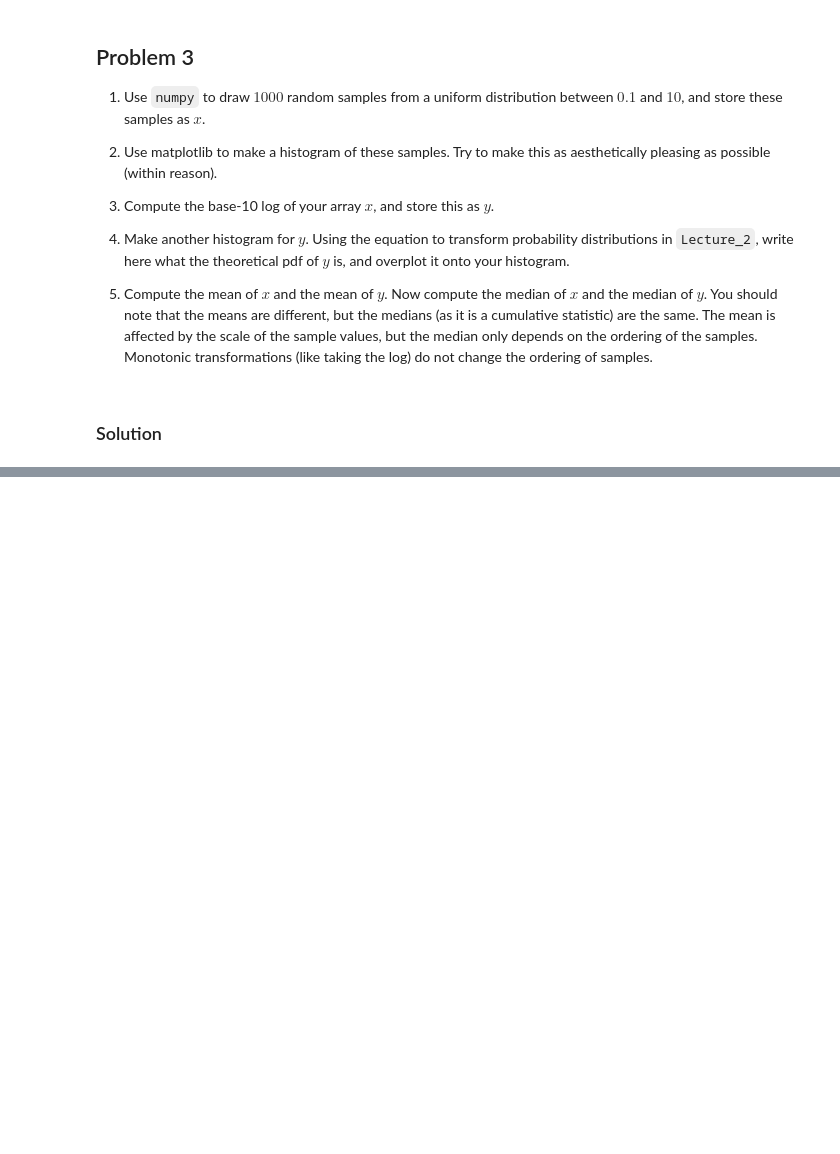
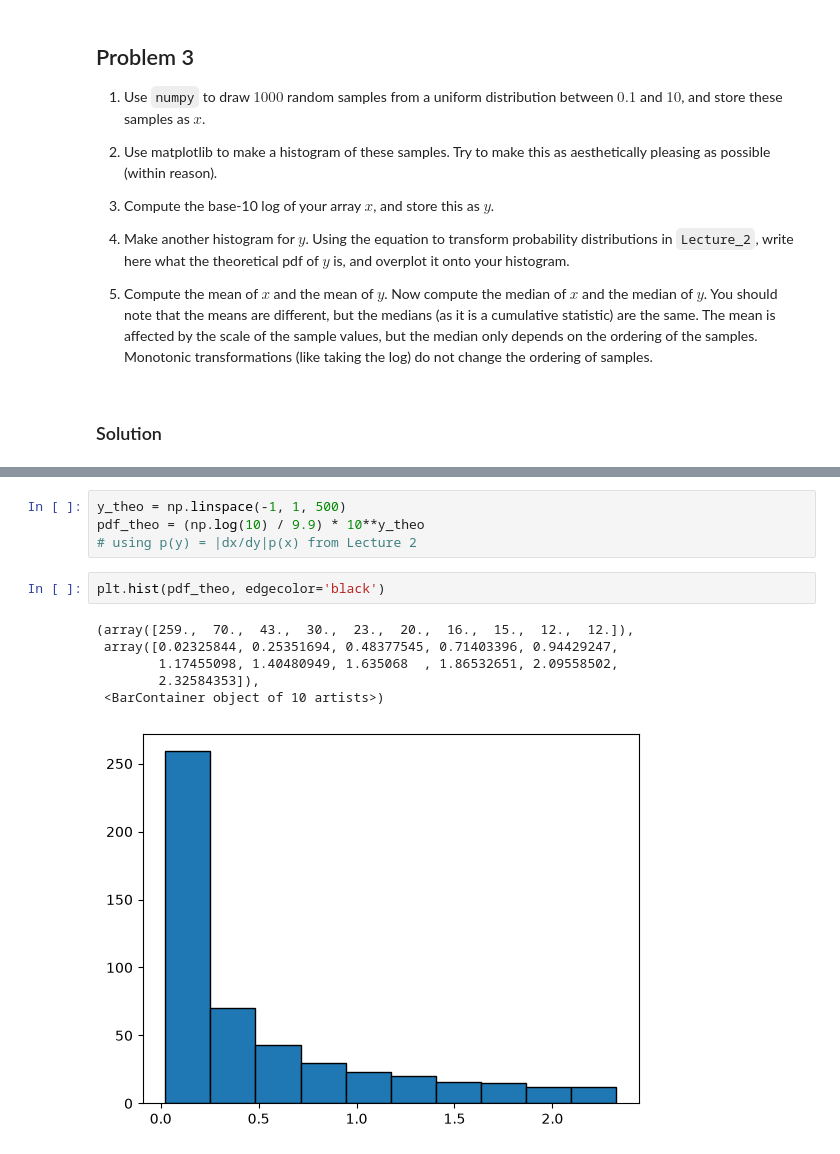
Before and after one commit to NihanPol/astrostats_ttu_fall26, a Jupyter notebook: coursework/student_folders/sydney_fowler/homework/hw1_SydneyFowler.ipynb, the cells around one changed output, grey strips where cells are left out. Drawn from its saved outputs; the diff is of its cells as text; blank space fills up the shorter version.

```diff
--- a/coursework/student_folders/sydney_fowler/homework/hw1_SydneyFowler.ipynb
+++ b/coursework/student_folders/sydney_fowler/homework/hw1_SydneyFowler.ipynb
@@ -92,0 +126,13 @@ Either write your solution as Markdown/Latex below, or paste in a scanned image
+# %%
+y_theo = np.linspace(-1, 1, 500)
+pdf_theo = (np.log(10) / 9.9) * 10**y_theo
+# using p(y) = |dx/dy|p(x) from Lecture 2
+# %%
+plt.hist(pdf_theo, edgecolor='black')
+# %% [output]
+(array([259.,  70.,  43.,  30.,  23.,  20.,  16.,  15.,  12.,  12.]),
+ array([0.02325844, 0.25351694, 0.48377545, 0.71403396, 0.94429247,
+        1.17455098, 1.40480949, 1.635068  , 1.86532651, 2.09558502,
+        2.32584353]),
+ <BarContainer object of 10 artists>)
+[figure, added]
```
Also changed, not shown: parts of 9 cells of this notebook.
